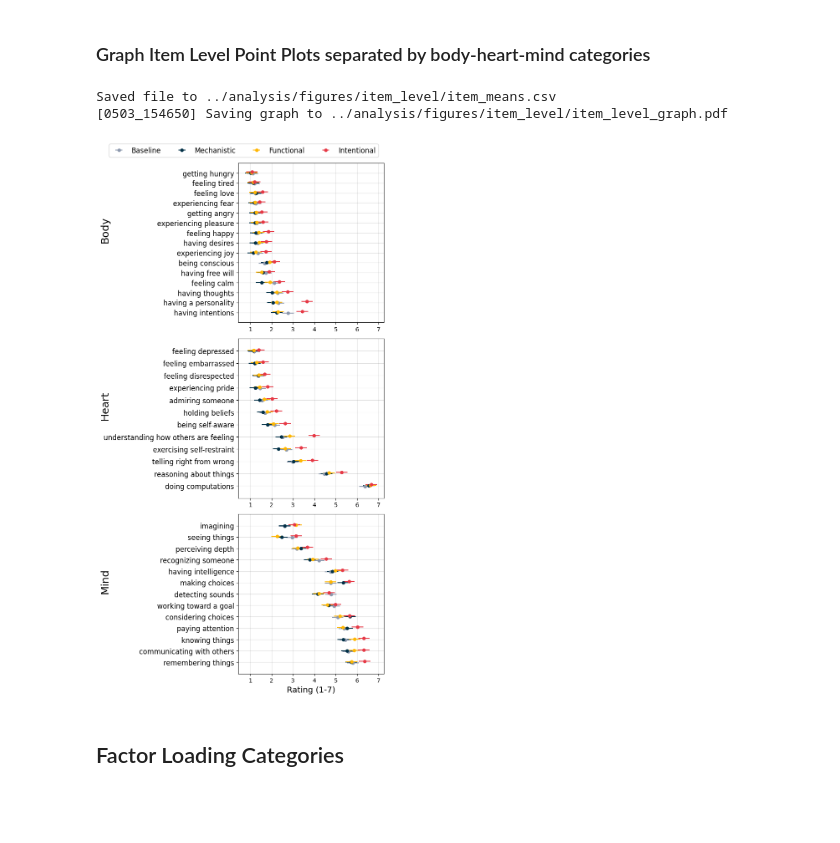
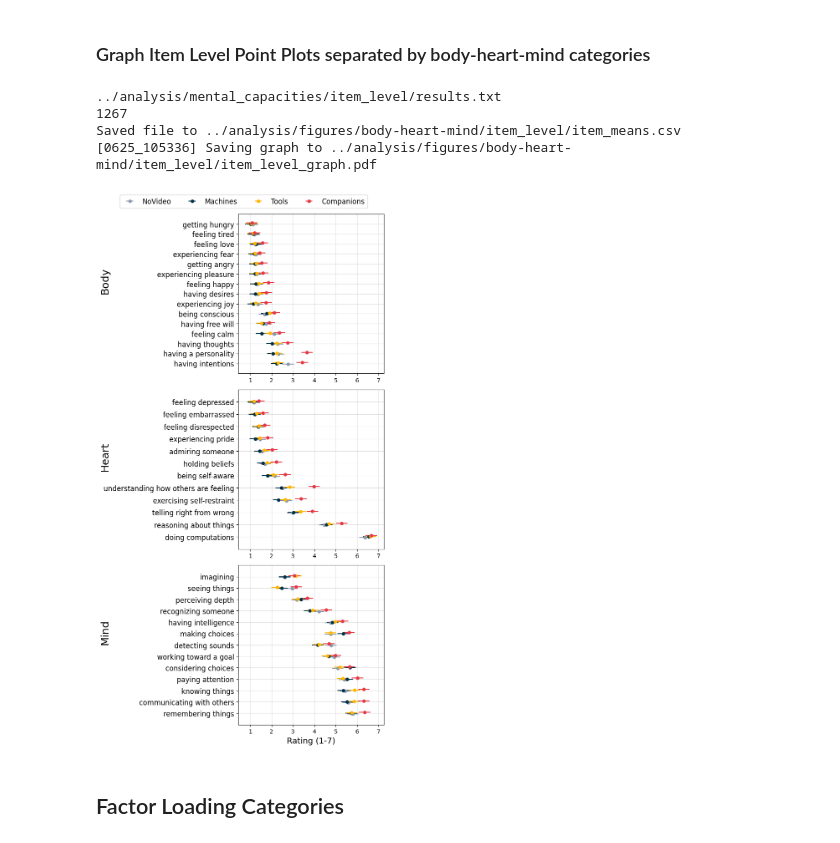
Before and after one commit to allisonchen23/portraying_llms, a Jupyter notebook: code/4_figures.ipynb, the cells around one changed output. Drawn from its saved outputs; the diff is of its cells as text; code cells hidden in the pictures; blank space fills up the shorter version.

```diff
--- a/code/4_figures.ipynb
+++ b/code/4_figures.ipynb
@@ -19,7 +19,7 @@ factor_categories_path = os.path.join(analysis_dir, 'mental_capacities', 'factor
 items_path = os.path.join(PATH_TO_ROOT, 'data', 'files', 'mental_capacity_items.txt')
 
 # Labels and colors for graphs
-conditions = ['Baseline', 'Mechanistic', 'Functional', 'Intentional']
+conditions = ["NoVideo", "Machines", "Tools", "Companions"]
 condition_color_idxs = [7, 1, 2, 4]
 save_ext = 'pdf'
 
@@ -27,7 +27,9 @@ save_ext = 'pdf'
 categorization_source = 'body-heart-mind'
 # R Results from 40-item survey using body-heart-mind, factor analysis, and item level
 R_results_save_dir = os.path.join(analysis_dir, 'mental_capacities', categorization_source, 'R', 'results')
-factor_R_results_save_dir = os.path.join(analysis_dir, 'mental_capacities', 'factor_analysis', 'results', 'R', 'results')
+factor_analysis_results_save_dir = os.path.join(analysis_dir, 'mental_capacities', 'factor_analysis', 'results')
+factor_R_results_save_dir = os.path.join(factor_analysis_results_save_dir, 'R', 'results')
+
 item_level_R_results_save_dir = os.path.join(analysis_dir, 'mental_capacities', 'item_level')
 
 # Attitudes results
@@ -132,7 +136,7 @@ Error bars represent 95% Confidence Intervals
 # %% [markdown]
 ### Graph Item Level Point Plots separated by body-heart-mind categories
 # %%
-item_level_save_dir = os.path.join(fig_save_dir, 'item_level')
+item_level_save_dir = os.path.join(fig_save_dir, 'body-heart-mind', 'item_level')
 utils.ensure_dir(item_level_save_dir)
 save = True
 
@@ -151,7 +155,6 @@ item_group_dict = {}
 for k, vals in categorization.items():
     for val in vals:
         item_group_dict[val] = k
-conditions = ["Baseline", "Mechanistic", "Functional", "Intentional"]
 
 # Read item level emmeans
 graph_data, df = analysis.read_emmeans_marginalized_result(
@@ -185,7 +188,7 @@ fig, axes = plt.subplots(3, 1, sharex=True, figsize=(7, 13))
 
 for idx, category in enumerate(categories):
     category_df = pivot_df[pivot_df['category'] == category]
-    category_df = category_df.sort_values(by=['mean-Baseline'], ascending=False)
+    category_df = category_df.sort_values(by=['mean-NoVideo'], ascending=False)
 
     # Extract means and 95% CI errors
     means = category_df[["mean-{}".format(condition) for condition in conditions]].to_numpy().T
@@ -208,36 +211,38 @@ for idx, category in enumerate(categories):
         ylabel=category.capitalize(),
         ylim=ylim,
         show_grid=True,
         alpha=1.0,
         marker_size=5,
         color_idxs=condition_color_idxs,
         font_size_dict=font_size_dict,
     )
 
     # Align y-axis label to be the same
     label_x_pos = -0.88
     axes[idx].yaxis.set_label_coords(label_x_pos, 0.58)
 
     # enable xticks
     axes[idx].tick_params(labelbottom=True)
 
 
 # Add legend to top
 fig.legend(
     loc='upper center',
     bbox_to_anchor=(0.5, 1.03),
     ncol=4,
     fontsize=font_size_dict['legend'] if 'legend' in font_size_dict else None)
 
 if save:
     save_path = os.path.join(item_level_save_dir, 'item_level_graph.{}'.format(save_ext))
     utils.informal_log("Saving graph to {}".format(save_path))
     plt.savefig(save_path, bbox_inches="tight")
 plt.show()
 # %% [output]
-Saved file to ../analysis/figures/item_level/item_means.csv
-[0503_154650] Saving graph to ../analysis/figures/item_level/item_level_graph.pdf
+../analysis/mental_capacities/item_level/results.txt
+1267
+Saved file to ../analysis/figures/body-heart-mind/item_level/item_means.csv
+[0625_105336] Saving graph to ../analysis/figures/body-heart-mind/item_level/item_level_graph.pdf
-[figure, old version]
+[figure, new version]
 # %% [markdown]
 ## Factor Loading Categories
 # %% [markdown]
```
Also changed, not shown: parts of 13 cells of this notebook, 7 other files.
